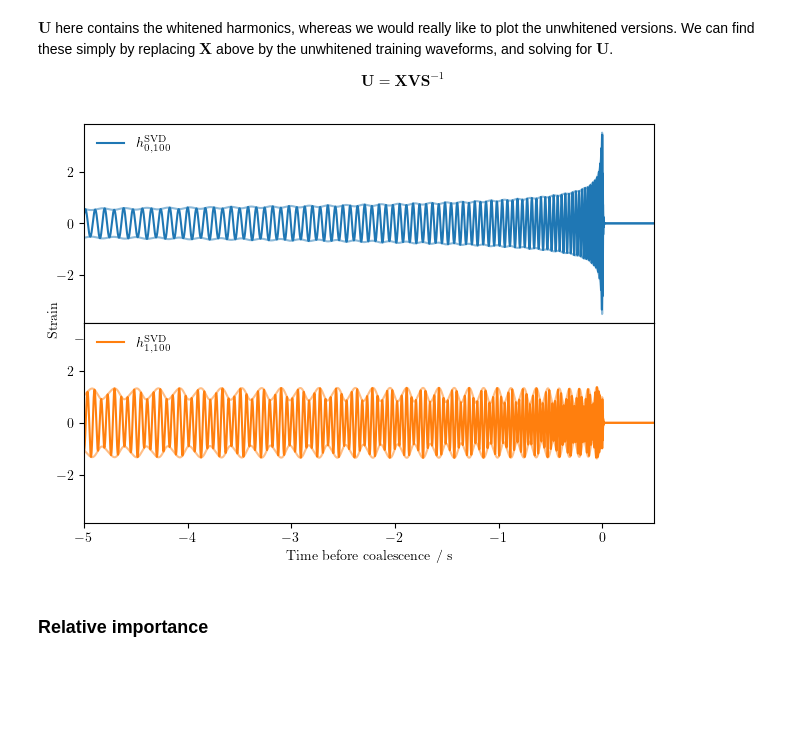
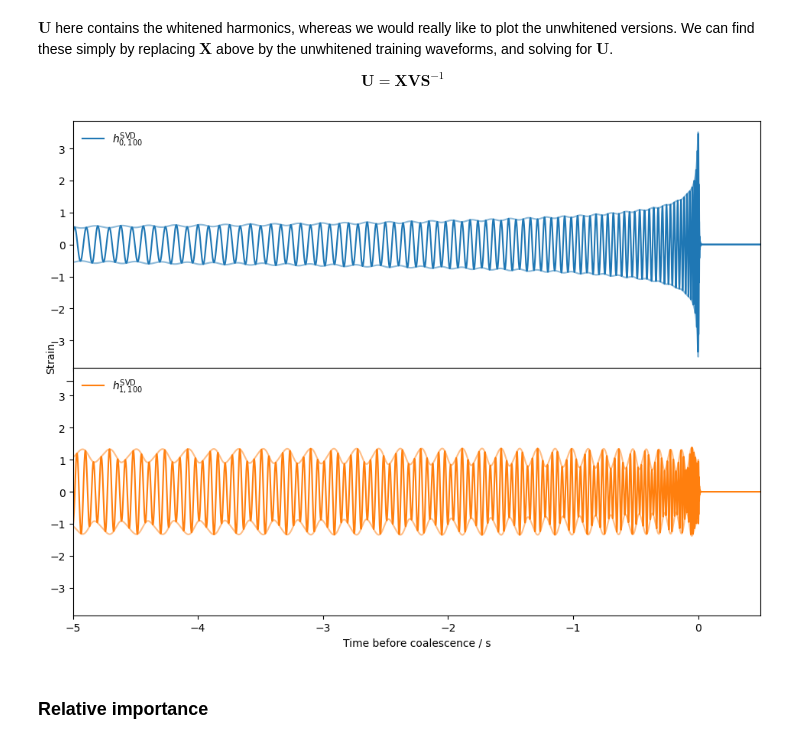
Before and after one commit to BenGPatterson/EccentricHarmonics, a Jupyter notebook: SVD.ipynb, the cells around one changed output. Drawn from its saved outputs; the diff is of its cells as text; code cells hidden in the pictures; blank space fills up the shorter version.

```diff
--- a/SVD.ipynb
+++ b/SVD.ipynb
@@ -2,10 +2,6 @@
 # Singular Value Decomposition of Eccentric Waveforms
 # %%
 import matplotlib.pyplot as plt
-plt.style.use('rcparams.mplstyle')
-import matplotlib as mpl
-from matplotlib.backends.backend_pgf import FigureCanvasPgf
-mpl.backend_bases.register_backend('pdf', FigureCanvasPgf)
 import numpy as np
 import time
 from pycbc.types import timeseries, frequencyseries
@@ -126,28 +122,28 @@ Vinv_S = np.matmul(V, np.diag(inv_S))
 unwhite_harms = np.matmul(np.array(training_wfs).T, Vinv_S).T
 # %%
 # Make plot of unwhitened harmonics
-plt.figure(figsize=(0.98*6.4,0.98*4.8))
+plt.figure(figsize=(1.5*6.4,1.5*4.8))
 plt.subplot(2, 1, 1)
 plt.plot(training_wfs[0].sample_times, np.real(unwhite_harms[0])*1e21, c='C0', label='$h_{0,100}^\mathrm{SVD}$')
 plt.plot(training_wfs[0].sample_times, abs(unwhite_harms[0])*1e21, c='C0', alpha=0.5)
 plt.plot(training_wfs[0].sample_times, -abs(unwhite_harms[0])*1e21, c='C0', alpha=0.5)
 plt.xlim(-5,0.5)
 ylims = plt.gca().get_ylim()
 plt.legend(loc='upper left', frameon=False)
 plt.subplot(2, 1, 2)
 plt.plot(training_wfs[0].sample_times, np.real(unwhite_harms[1])*1e21, c='C1', label='$h_{1,100}^\mathrm{SVD}$')
 plt.plot(training_wfs[0].sample_times, abs(unwhite_harms[1])*1e21, c='C1', alpha=0.5)
 plt.plot(training_wfs[0].sample_times, -abs(unwhite_harms[1])*1e21, c='C1', alpha=0.5)
 plt.ylim(ylims)
 plt.xlim(-5,0.5)
 plt.legend(loc='upper left', frameon=False)
 plt.gcf().text(0.01, 0.55, 'Strain', va='center', rotation='vertical')
 plt.xlabel('Time before coalescence / s')
 plt.tight_layout()
 plt.subplots_adjust(hspace=0)
-plt.savefig('Figures/SVD100_h01.pgf')
+plt.savefig('Figures/SVD100_h01.png', dpi=450)
 # %% [output]
-[figure, old version]
+[figure, new version]
 # %% [markdown]
 ### Relative importance
 # %% [markdown]
```
Also changed, not shown: parts of 8 cells of this notebook, 29 other files.
